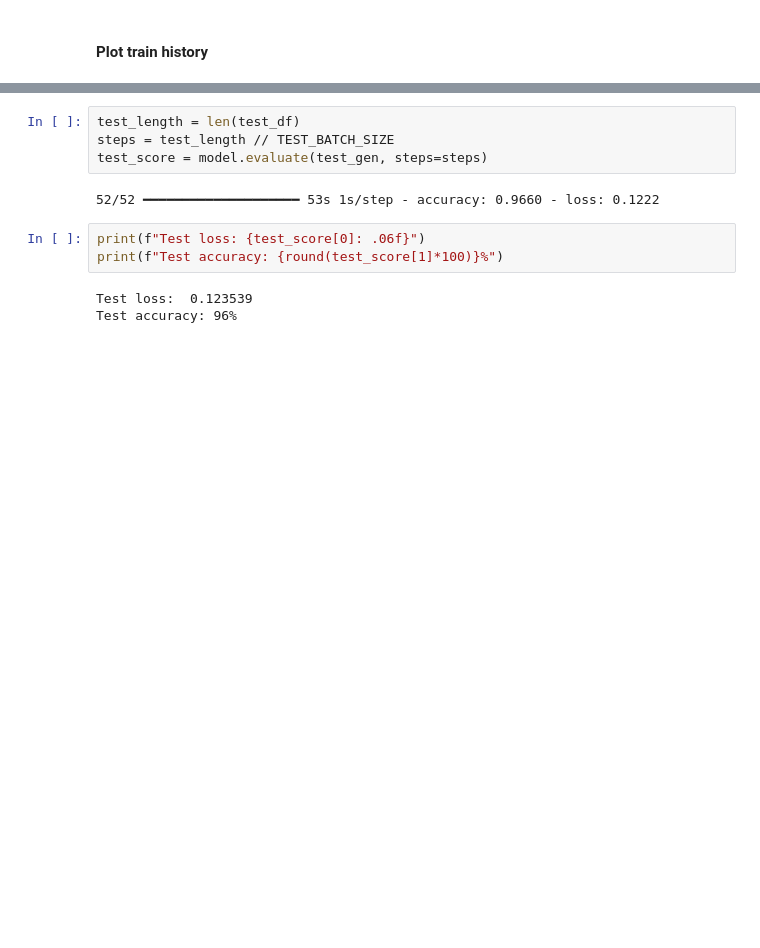
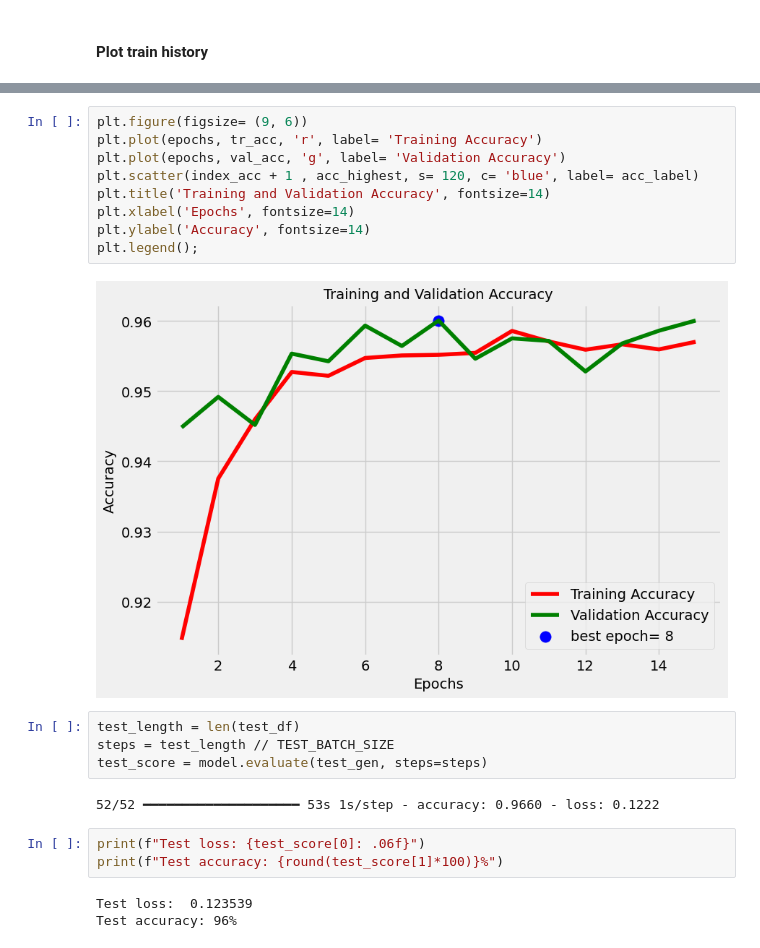
Before and after one commit to valentino7504/malaria-diagnosis, a Jupyter notebook: backend/mobilenet_model/malaria_diagnosis_MobileNetv3-Small.ipynb, the cells around one changed output, grey strips where cells are left out. Cells and saved outputs as stored; diff of their text form; blank space fills up the shorter version.

```diff
--- a/backend/mobilenet_model/malaria_diagnosis_MobileNetv3-Small.ipynb
+++ b/backend/mobilenet_model/malaria_diagnosis_MobileNetv3-Small.ipynb
@@ -290,3 +276,14 @@ plt.legend();
+# %%
+plt.figure(figsize= (9, 6))
+plt.plot(epochs, tr_acc, 'r', label= 'Training Accuracy')
+plt.plot(epochs, val_acc, 'g', label= 'Validation Accuracy')
+plt.scatter(index_acc + 1 , acc_highest, s= 120, c= 'blue', label= acc_label)
+plt.title('Training and Validation Accuracy', fontsize=14)
+plt.xlabel('Epochs', fontsize=14)
+plt.ylabel('Accuracy', fontsize=14)
+plt.legend();
+# %% [output]
+[figure, added]
 # %%
 test_length = len(test_df)
 steps = test_length // TEST_BATCH_SIZE
```
Also changed, not shown: parts of 4 cells of this notebook.
